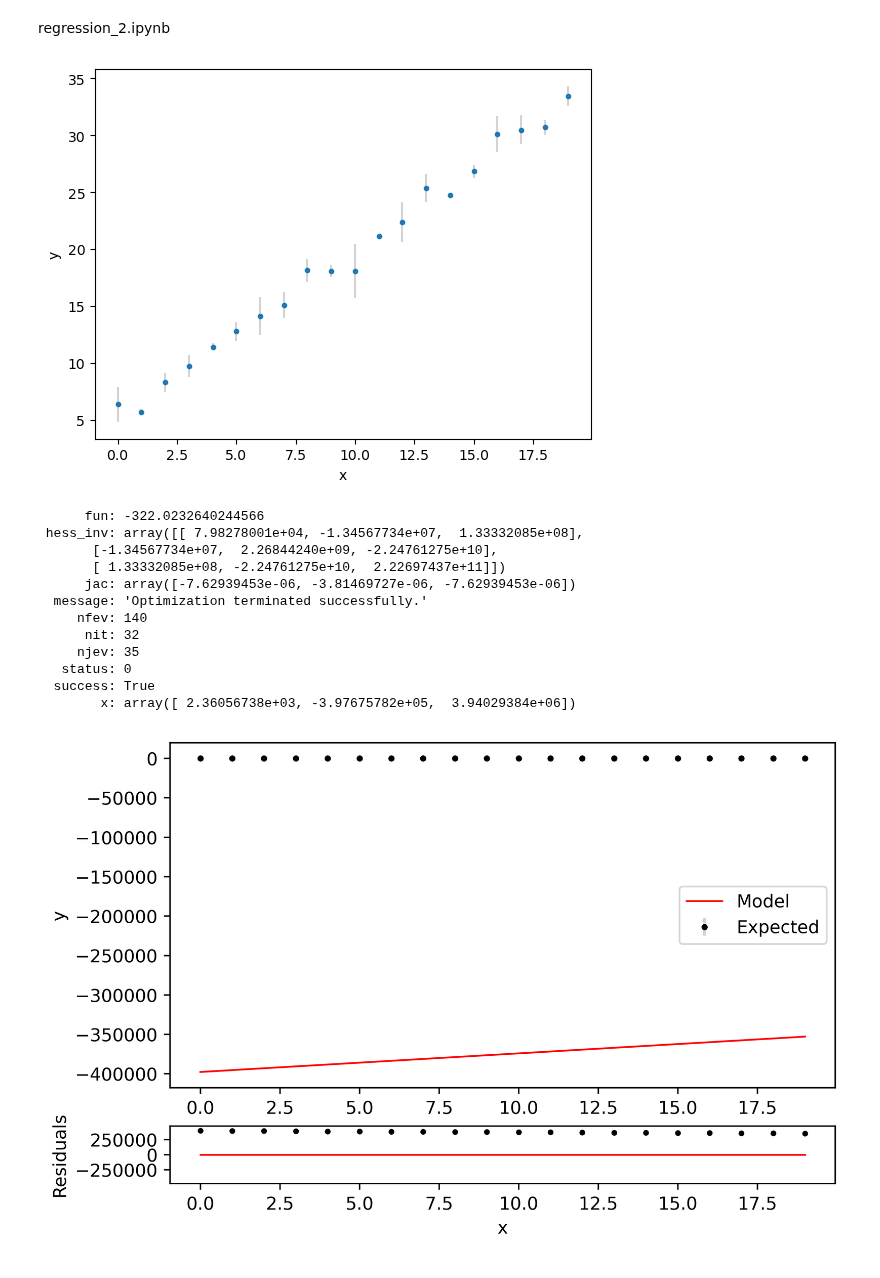
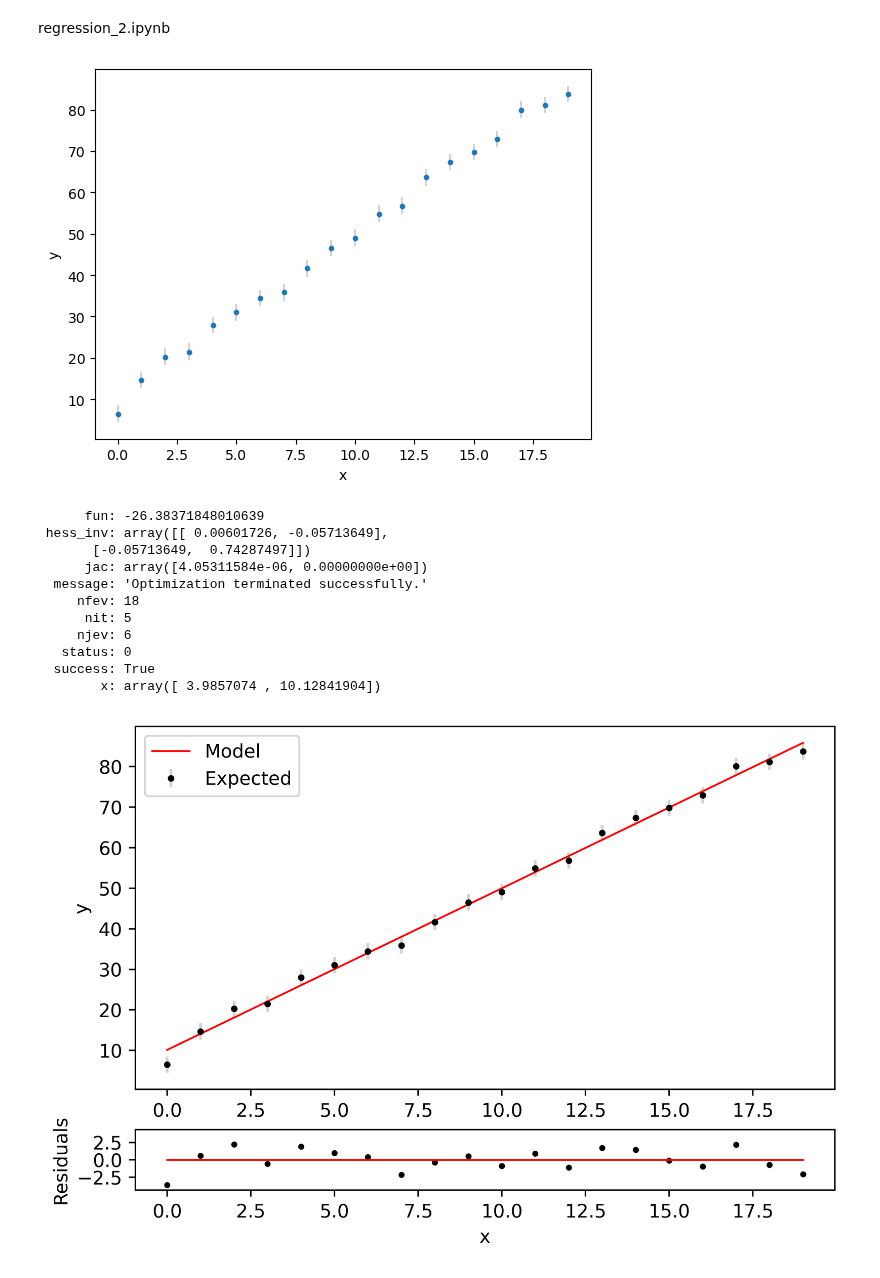
Before and after one commit to hrwakeford/MSci2022_TESS, a Jupyter notebook: Regression/regression_2.ipynb, the cells around one changed output. Drawn from its saved outputs; the diff is of its cells as text; code cells hidden in the pictures.

```diff
--- a/Regression/regression_2.ipynb
+++ b/Regression/regression_2.ipynb
@@ -22,73 +9,95 @@ y_error = np.random.normal(0, 1, size=len(x))
+# %%
+#True data points
+def make_real_y(x, true_m=1.5, true_c=5., sigma=1.):
+    true_y = true_m * x + true_c
+    errs = np.random.normal(loc=0., scale=sigma, size=len(x))
+    return true_y + errs
+
+m = 4
+c = 10.
+sigma = 2.
+x = np.arange(0, 20, 1)
+y = make_real_y(x, m, c, sigma)
 # %%
-plt.errorbar(x, y, yerr=y_error, fmt='.', ecolor='LightGrey', label="Expected")
+plt.errorbar(x, y, yerr=sigma, fmt='.', ecolor='LightGrey', label="Expected")
 plt.xlabel("x")
 plt.ylabel("y")
 # plt.legend()
 plt.show()
 # %% [output]
-[figure, old version]
+[figure, new version]
 # %%
-def likelihood(params):
-    m, c, sigma = params
+def log_likelihood(params):
+    model_m, model_c = params
 
-    y_m = m * x + c
+    y_m = model_m * x + model_c
 
     L = 0
     for y_i, y_m_i in zip(y, y_m):
         L += (-0.5 * ((y_i - y_m_i)**2 / sigma**2))
     L = L + (len(x) / 2) * np.log(2 * np.pi * sigma**2)
 
-    return -L
+    return L
+
+def log_prior(params):
+    model_m, model_c = params
+
+    P = 0.
+    if model_m > 30:
+        P += -np.inf
+
+    return P
+
+def log_prob(params):
+    return -(log_likelihood(params) + log_prior(params))
 # %%
-m, c, sigma = 1.5, 5, 2
-guess = [m, c, sigma]
-likelihood_model = optimize.minimize(likelihood, guess)#, method='Nelder-Mead'
+guess = [1, 6]
+likelihood_model = optimize.minimize(log_prob, guess)#, method='Nelder-Mead'
 print(likelihood_model)
 
 y_m = likelihood_model['x'][0] * x + likelihood_model['x'][1]
 residual = y - y_m
 # %% [output]
-      fun: -322.0232640244566
- hess_inv: array([[ 7.98278001e+04, -1.34567734e+07,  1.33332085e+08],
-       [-1.34567734e+07,  2.26844240e+09, -2.24761275e+10],
-       [ 1.33332085e+08, -2.24761275e+10,  2.22697437e+11]])
-      jac: array([-7.62939453e-06, -3.81469727e-06, -7.62939453e-06])
+      fun: -26.38371848010639
+ hess_inv: array([[ 0.00601726, -0.05713649],
+       [-0.05713649,  0.74287497]])
+      jac: array([4.05311584e-06, 0.00000000e+00])
   message: 'Optimization terminated successfully.'
-     nfev: 140
-      nit: 32
-     njev: 35
+     nfev: 18
+      nit: 5
+     njev: 6
    status: 0
   success: True
-        x: array([ 2.36056738e+03, -3.97675782e+05,  3.94029384e+06])
+        x: array([ 3.9857074 , 10.12841904])
 # %%
 #Panel settings
 left = 0.1
 bottom = 0.1
 width = 0.65
 height = 0.9
 spacing = -1.15
 
 rect = [left, bottom, width, height]
 rect_res = [left, bottom+height+spacing, width, 0.15]
 
 fig = plt.figure(figsize=(8, 3), dpi=500)
 ax = fig.add_axes(rect)
 
 ax_res = fig.add_axes(rect_res, sharex=ax)
 
 #Top panel
-ax.errorbar(x, y, yerr=y_error, fmt='.', markersize=5, color='black', ecolor='LightGrey', label="Expected")
+ax.errorbar(x, y, yerr=sigma, fmt='.', markersize=5, color='black', ecolor='LightGrey', label="Expected")
 ax.plot(x, y_m, color='red',label="Model", lw=1)
 ax.set(ylabel = "y")
 # ax.set_xlim((min(x), max(x)))
 ax.legend()
 
 #Bottom panel
 ax_res.scatter(x, residual, color='black', s=5)
 ax_res.set_ylim((-max(abs(residual))*1.2, max(abs(residual)*1.2)))
 ax_res.plot([min(x), max(x)], [0, 0], color='red', lw=1)
 ax_res.set(xlabel="x", ylabel="Residuals")
 
 plt.show()
 # %% [output]
-[figure, old version]
+[figure, new version]
```
Also changed, not shown: parts of 1 cell of this notebook, 4 other files.
